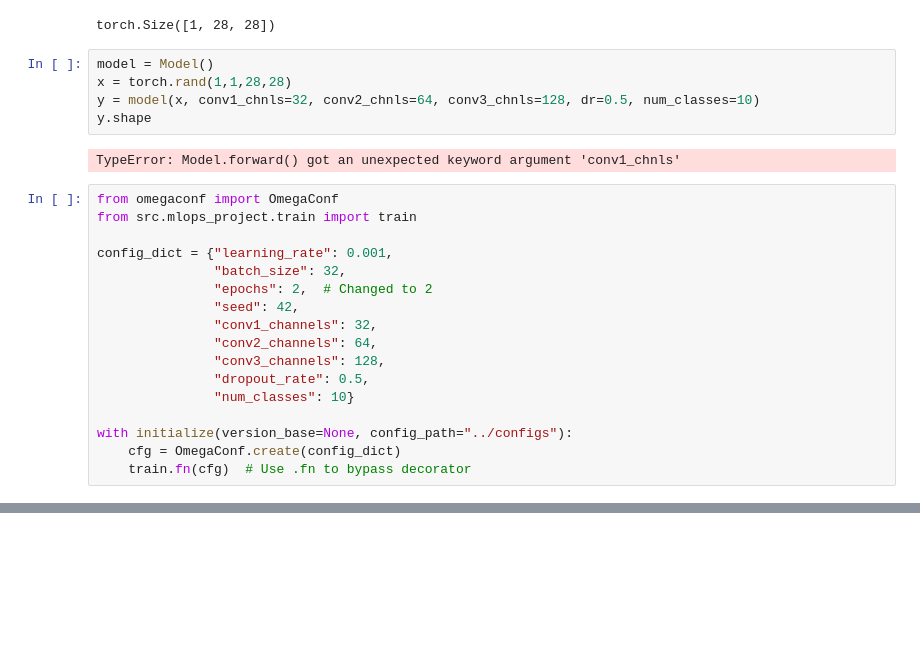
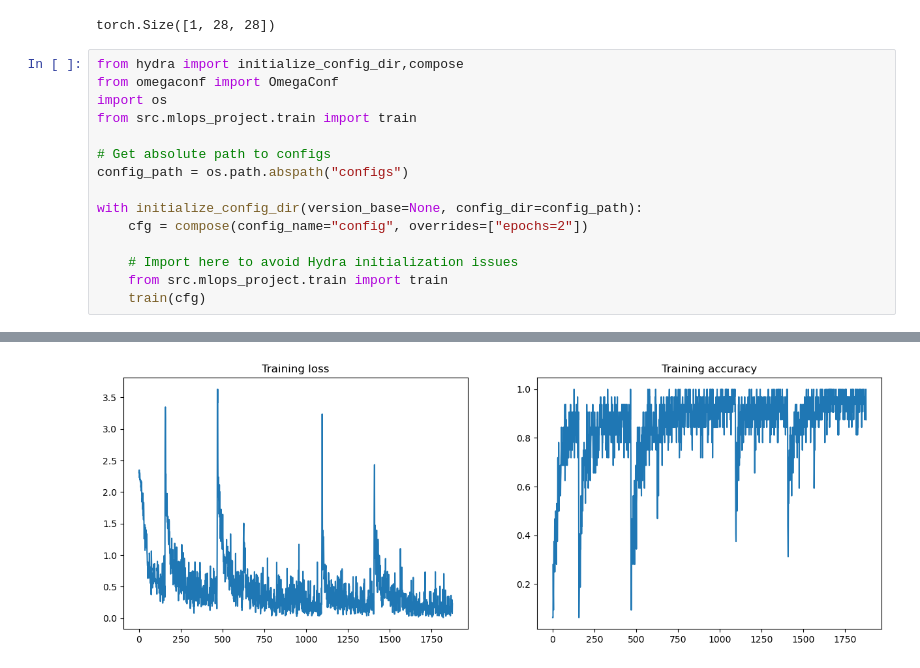
Before and after one commit to sofieullum/mlops, a Jupyter notebook: mlops_project/test.ipynb, the cells around one changed output, grey strips where cells are left out. Saved outputs shown, nothing was run; the diff lists cells and outputs as text; blank space fills up the shorter version.

```diff
--- a/mlops_project/test.ipynb
+++ b/mlops_project/test.ipynb
@@ -28,28 +26,19 @@ assert (test_targets == torch.arange(0,10)).all()
 x.shape
 # %% [output]
 torch.Size([1, 28, 28])
-# %%
-model = Model()
-x = torch.rand(1,1,28,28)
-y = model(x, conv1_chnls=32, conv2_chnls=64, conv3_chnls=128, dr=0.5, num_classes=10)
-y.shape
-# %% [output]
-TypeError: Model.forward() got an unexpected keyword argument 'conv1_chnls'
 # %%
+from hydra import initialize_config_dir,compose
 from omegaconf import OmegaConf
+import os
 from src.mlops_project.train import train
 
-config_dict = {"learning_rate": 0.001,
-               "batch_size": 32,
-               "epochs": 2,  # Changed to 2
-               "seed": 42,
-               "conv1_channels": 32,
-               "conv2_channels": 64,
-               "conv3_channels": 128,
-               "dropout_rate": 0.5,
-               "num_classes": 10}
+# Get absolute path to configs
+config_path = os.path.abspath("configs")
 
-with initialize(version_base=None, config_path="../configs"):
-    cfg = OmegaConf.create(config_dict)
-    train.fn(cfg)  # Use .fn to bypass decorator
+with initialize_config_dir(version_base=None, config_dir=config_path):
+    cfg = compose(config_name="config", overrides=["epochs=2"])
+
+    # Import here to avoid Hydra initialization issues
+    from src.mlops_project.train import train
+    train(cfg)
 # %% [output]
@@ -56,0 +62 @@ ModuleNotFoundError: No module named 'mlops_project'
+[figure, added]
```
Also changed, not shown: parts of 2 cells of this notebook.
